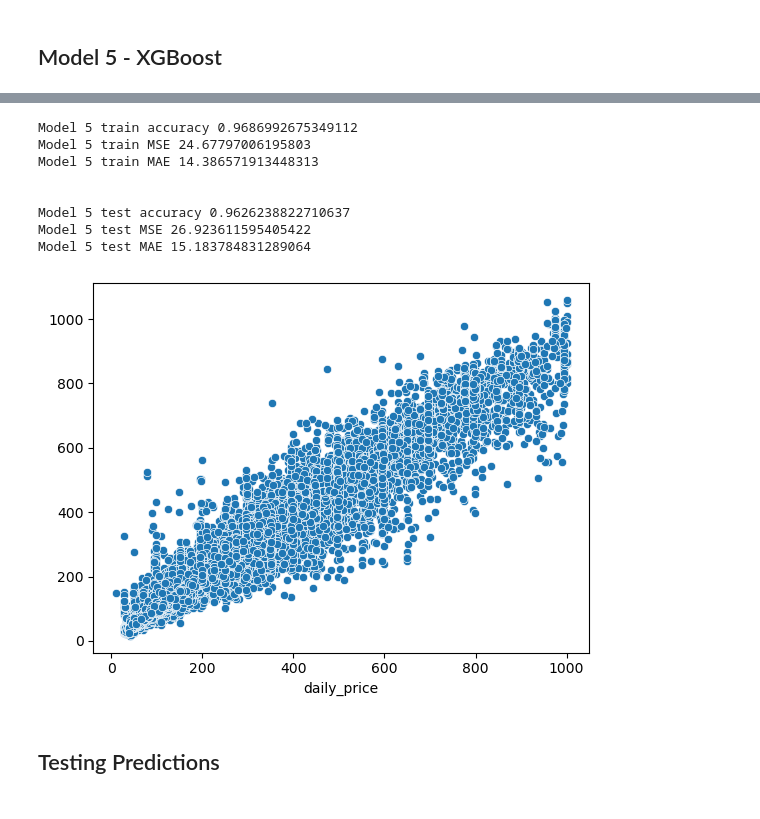
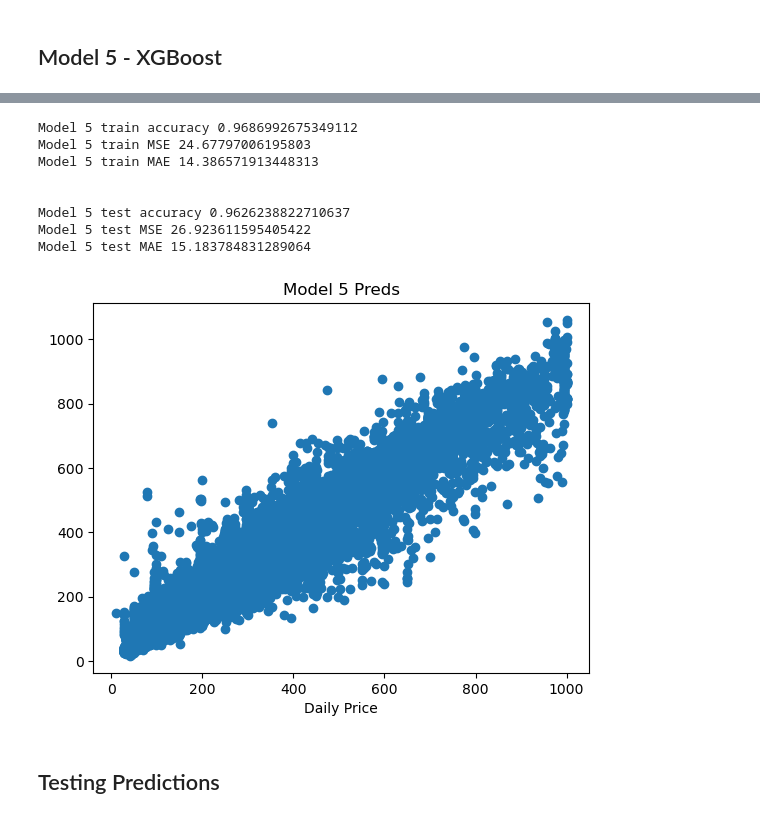
Before and after one commit to sjeanat3/AirBnB-Price-Prediction-System-Streamlit, a Jupyter notebook: Notebooks/Asheville AirBnB Price Prediction Notebook.ipynb, the cells around one changed output, grey strips where cells are left out. Cells and saved outputs as stored; diff of their text form; code cells hidden in the pictures.

```diff
--- a/Notebooks/Asheville AirBnB Price Prediction Notebook.ipynb
+++ b/Notebooks/Asheville AirBnB Price Prediction Notebook.ipynb
@@ -1321,37 +1325,38 @@ with open('../Supplements/Pickles/model5_asheville_train_MAE.pickle', 'wb') as b
 
 model5_test_accuracy = model5_final_pipe.score(model5_X_test, model5_y_test)
 with open('../Supplements/Pickles/model5_asheville_test_accuracy.pickle', 'wb') as b:
     pickle.dump(model5_test_accuracy, b)
 
 model5_test_MSE = mean_squared_error(model5_y_test, model5_test_preds, squared = False)
 with open('../Supplements/Pickles/model5_asheville_test_MSE.pickle', 'wb') as b:
     pickle.dump(model5_test_MSE, b)
 
 model5_test_MAE = mean_absolute_error(model5_y_test, model5_test_preds)
 with open('../Supplements/Pickles/model5_asheville_test_MAE.pickle', 'wb') as b:
     pickle.dump(model5_test_MAE, b)
 
 print(f'Model 5 train accuracy {model5_train_accuracy}')
 print(f'Model 5 train MSE {model5_train_MSE}')
 print(f'Model 5 train MAE {model5_train_MAE}')
 print(f'\n')
 print(f'Model 5 test accuracy {model5_test_accuracy}')
 print(f'Model 5 test MSE {model5_test_MSE}')
 print(f'Model 5 test MAE {model5_test_MAE}')
 
-model5_plot = sns.scatterplot(y = model5_test_preds, x = model5_y_test);
-model5_fig = model5_plot.get_figure()
-model5_fig.savefig('../Images/Asheville_Model5_Preds')
+plt.scatter(model5_y_test, model5_test_preds)
+plt.xlabel('Daily Price')
+plt.title('Model 5 Preds')
+plt.savefig('../Images/Asheville_Model5_Preds')
 # %% [output]
 Model 5 train accuracy 0.9686992675349112
 Model 5 train MSE 24.67797006195803
 Model 5 train MAE 14.386571913448313
 
 
 Model 5 test accuracy 0.9626238822710637
 Model 5 test MSE 26.923611595405422
 Model 5 test MAE 15.183784831289064
-[figure, old version]
+[figure, new version]
 # %% [markdown]
 ## Testing Predictions
 # %%
```
Also changed, not shown: parts of 14 cells of this notebook, 10 other files.
